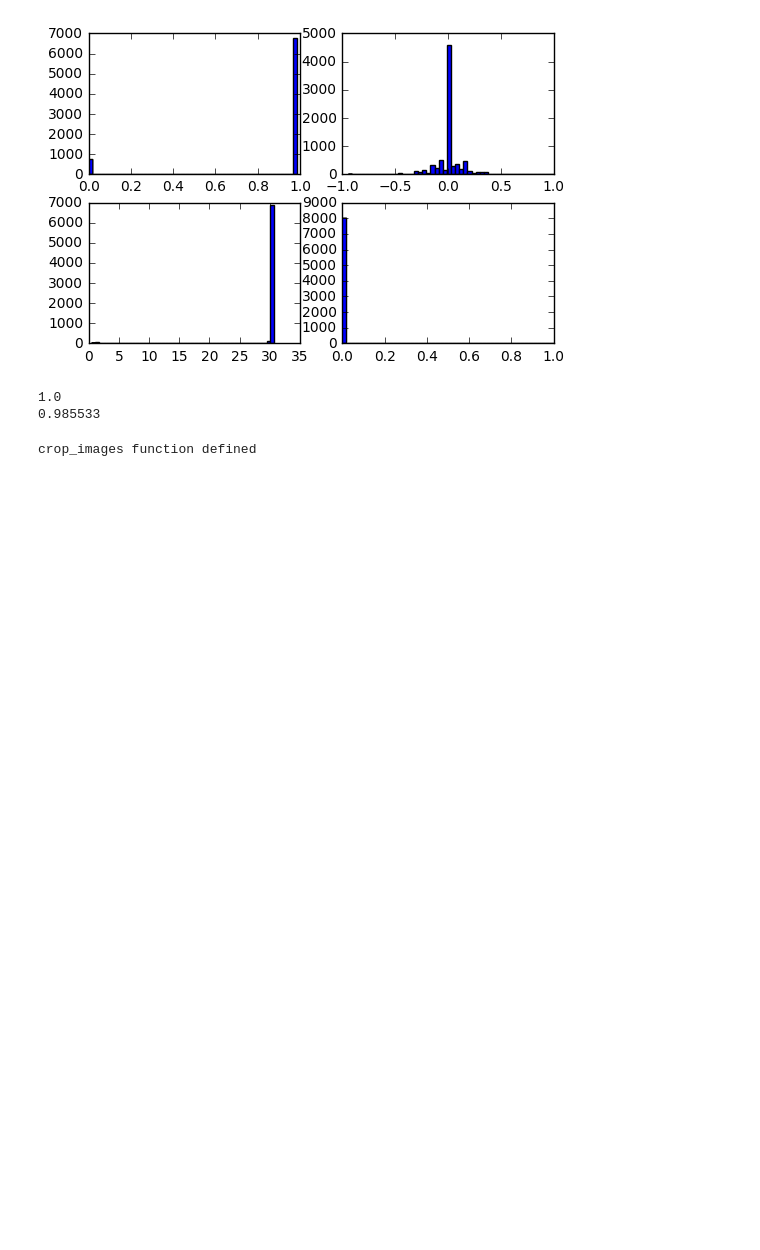
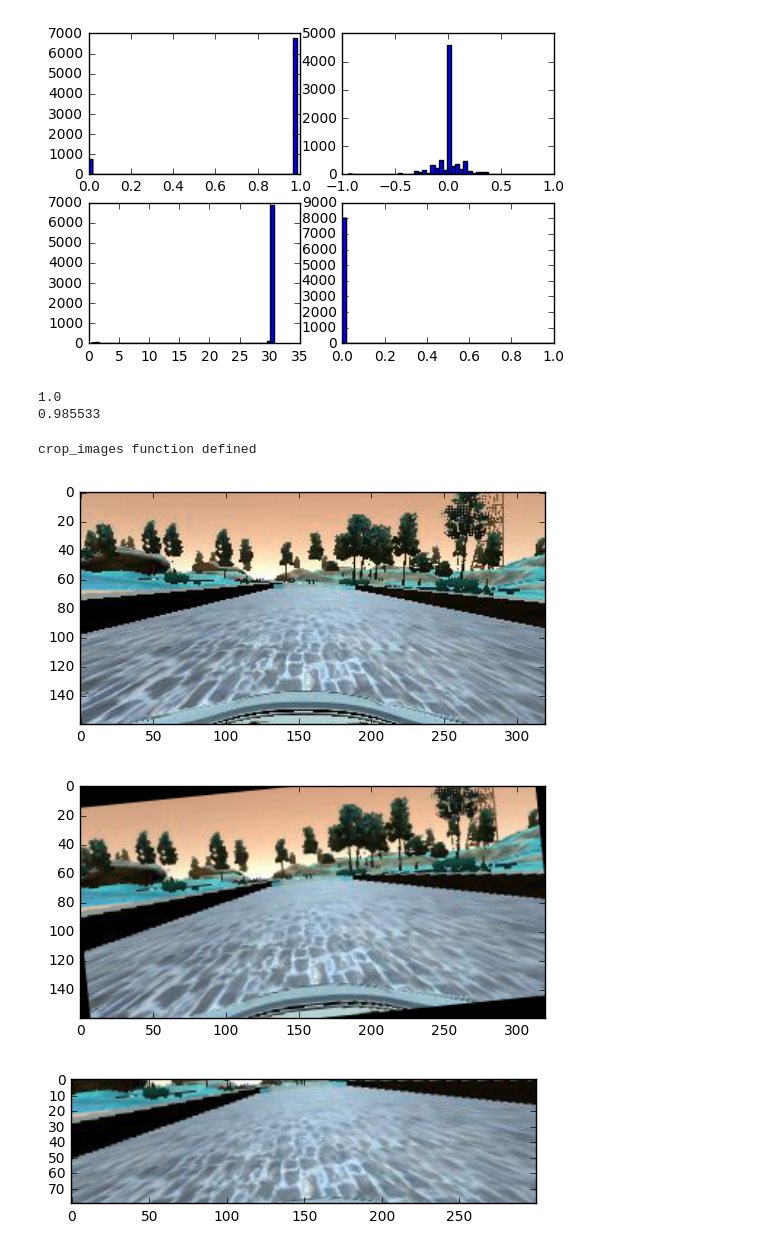
Before and after one commit to ganwy2016/Behaviour_Cloning, a Jupyter notebook: pre_proc_images.ipynb, the cells around one changed output. Saved outputs shown, nothing was run; the diff lists cells and outputs as text; code cells hidden in the pictures; blank space fills up the shorter version.

```diff
--- a/pre_proc_images.ipynb
+++ b/pre_proc_images.ipynb
@@ -71,29 +71,27 @@ print(max(throttle))
 1.0
 0.985533
 # %%
-
-down vote
 import numpy as np
 
-def rotateImage(image, angle):
-  image_center = tuple(np.array(image.shape)/2)
-  rot_mat = cv2.getRotationMatrix2D(image_center,angle,1.0)
-  result = cv2.warpAffine(image, rot_mat, image.shape,flags=cv2.INTER_LINEAR)
-  return result
+def rotate_image(image, angle):
+    radians = angle*math.pi/180
+    (height, width, channels) = image.shape
+    rot_mat = cv2.getRotationMatrix2D((width/2,height/2),angle,1.0)
+    return cv2.warpAffine(image, rot_mat, (width, height),flags=cv2.INTER_LINEAR),radians
 
-def shift_and_crop (filename,steering,direction):
+def shift_and_crop (filename,steering,direction,amount):
     img = cv2.imread(filename)
-    rows,cols,channels = img.shape
+    (rows,cols,channels) = img.shape
     if direction == 'l' or direction == 'left':
-        M = np.float32([[1,0,-10],[0,1,0]]) # REMEMBER TO ADD STEERING
+        M = np.float32([[1,0,-amount],[0,1,0]]) # REMEMBER TO ADD STEERING
         dst = cv2.warpAffine(img,M,(cols,rows))
         crop_img = crop_image(dst)
-        steering = steering-0.07
+        steering = steering-amount/100.0
     else:
-        M = np.float32([[1,0,10],[0,1,0]]) # REMEMBER TO ADD STEERING
+        M = np.float32([[1,0,amount],[0,1,0]]) # REMEMBER TO ADD STEERING
         dst = cv2.warpAffine(img,M,(cols,rows))
         crop_img = crop_image(dst)
-        steering = steering+0.07
+        steering = steering+amount/100.0
 
     return crop_img, steering
 
@@ -104,3 +102,21 @@ def crop_image(dst):
 print('crop_images function defined')
 # %% [output]
 crop_images function defined
+# %%
+#test rotate image
+img = cv2.imread('./data/data/'+X_train[0])
+
+plt.imshow(img)
+plt.show()
+img_rot,img_st = rotate_image(img,0.1*180/math.pi)
+plt.imshow(img_rot)
+plt.show()
+
+#test crop image
+crop_img = crop_image(img_rot)
+plt.imshow(crop_img)
+plt.show()
+# %% [output]
+[figure, added]
+[figure, added]
+[figure, added]
```
Also changed, not shown: parts of 3 cells of this notebook, 4 other files.
